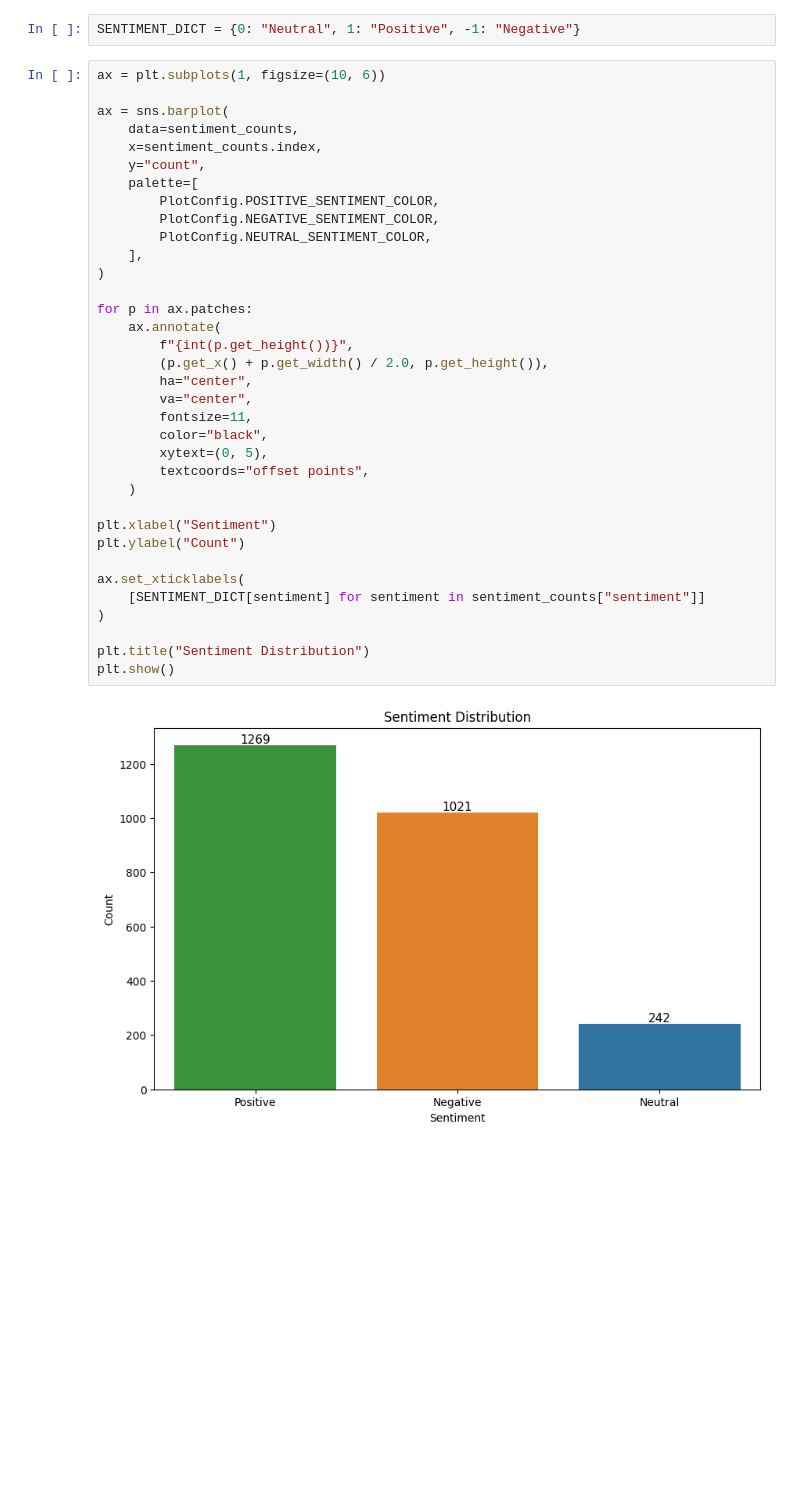
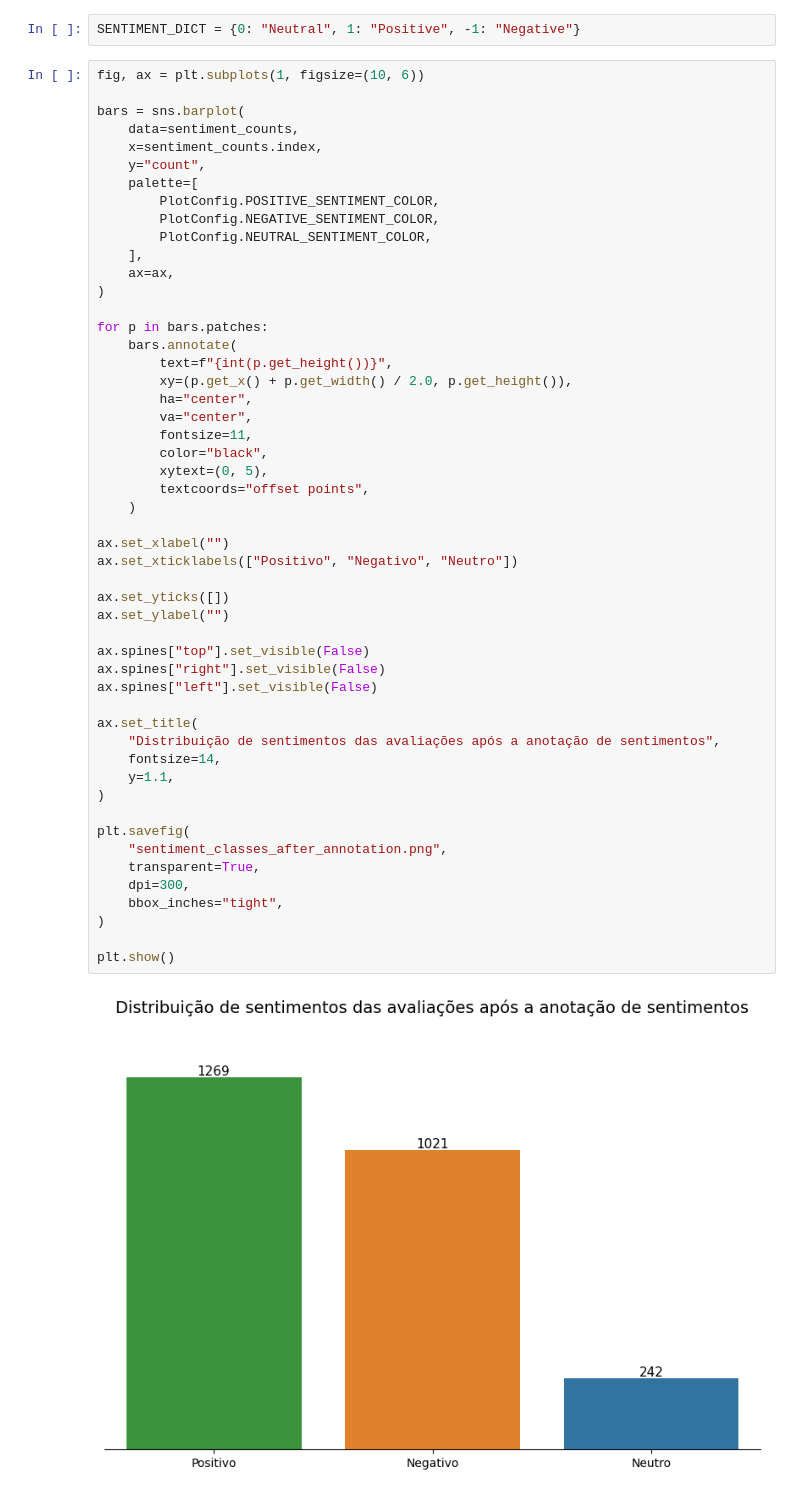
Before and after one commit to stevillis/glassdoor-reviews-analysis-nlp, a Jupyter notebook: data_analysis/data_analysis.ipynb, the cells around one changed output. Cells and saved outputs as stored; diff of their text form; blank space fills up the shorter version.

```diff
--- a/data_analysis/data_analysis.ipynb
+++ b/data_analysis/data_analysis.ipynb
@@ -481,39 +676,55 @@ sentiment_counts
 # %%
 SENTIMENT_DICT = {0: "Neutral", 1: "Positive", -1: "Negative"}
 # %%
-ax = plt.subplots(1, figsize=(10, 6))
+fig, ax = plt.subplots(1, figsize=(10, 6))
 
-ax = sns.barplot(
+bars = sns.barplot(
     data=sentiment_counts,
     x=sentiment_counts.index,
     y="count",
     palette=[
         PlotConfig.POSITIVE_SENTIMENT_COLOR,
         PlotConfig.NEGATIVE_SENTIMENT_COLOR,
         PlotConfig.NEUTRAL_SENTIMENT_COLOR,
     ],
+    ax=ax,
 )
 
-for p in ax.patches:
-    ax.annotate(
-        f"{int(p.get_height())}",
-        (p.get_x() + p.get_width() / 2.0, p.get_height()),
+for p in bars.patches:
+    bars.annotate(
+        text=f"{int(p.get_height())}",
+        xy=(p.get_x() + p.get_width() / 2.0, p.get_height()),
         ha="center",
         va="center",
         fontsize=11,
         color="black",
         xytext=(0, 5),
         textcoords="offset points",
     )
 
-plt.xlabel("Sentiment")
-plt.ylabel("Count")
+ax.set_xlabel("")
+ax.set_xticklabels(["Positivo", "Negativo", "Neutro"])
 
-ax.set_xticklabels(
-    [SENTIMENT_DICT[sentiment] for sentiment in sentiment_counts["sentiment"]]
+ax.set_yticks([])
+ax.set_ylabel("")
+
+ax.spines["top"].set_visible(False)
+ax.spines["right"].set_visible(False)
+ax.spines["left"].set_visible(False)
+
+ax.set_title(
+    "Distribuição de sentimentos das avaliações após a anotação de sentimentos",
+    fontsize=14,
+    y=1.1,
 )
 
-plt.title("Sentiment Distribution")
+plt.savefig(
+    "sentiment_classes_after_annotation.png",
+    transparent=True,
+    dpi=300,
+    bbox_inches="tight",
+)
+
 plt.show()
 # %% [output]
-[figure, old version]
+[figure, new version]
```
Also changed, not shown: parts of 15 cells of this notebook, 6 other files.
